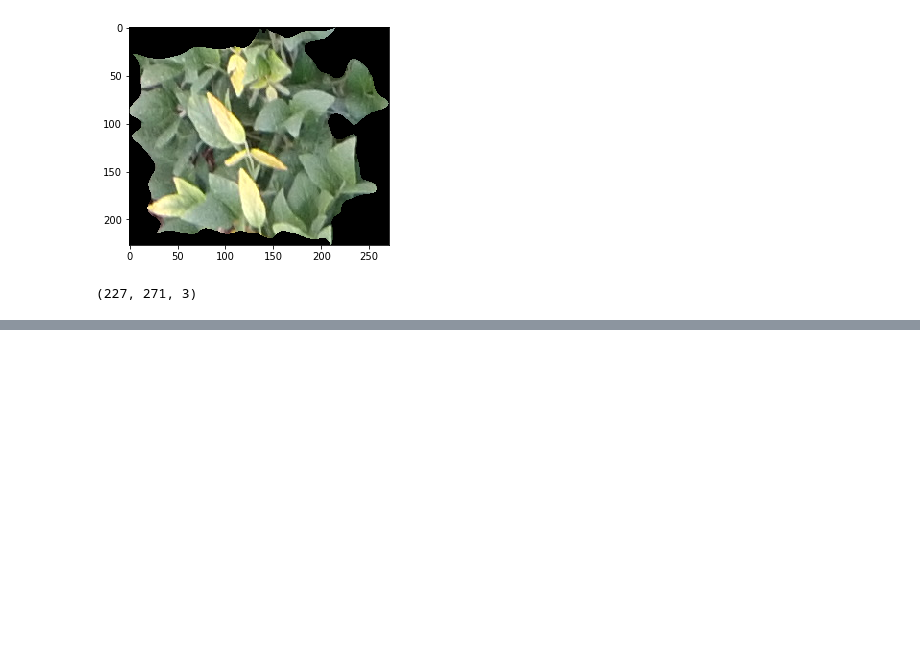
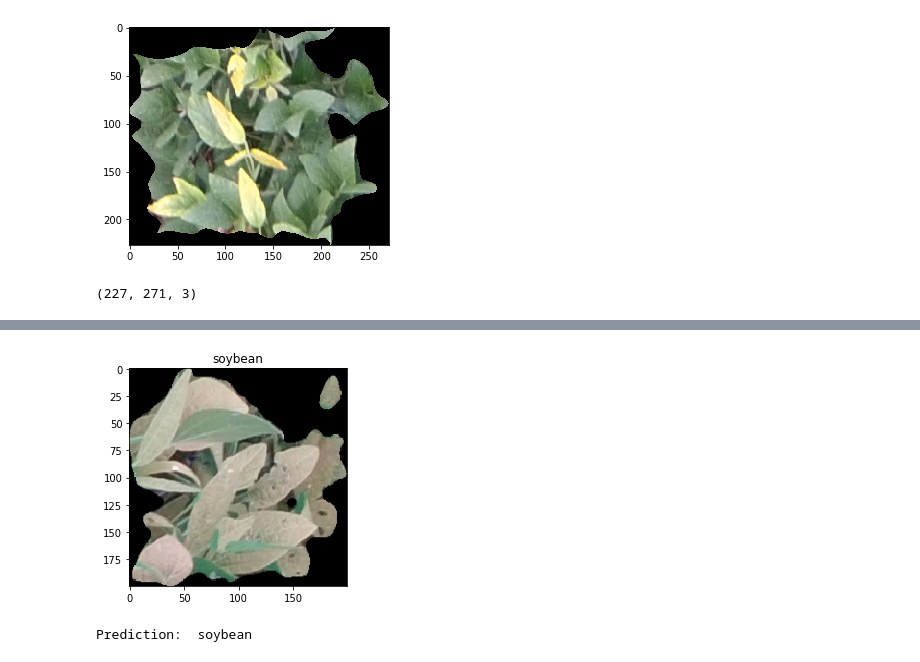
Before and after one commit to objectis/ai-weed-detection, a Jupyter notebook: weed_detection.ipynb, the cells around one changed output, grey strips where cells are left out. Drawn from its saved outputs; the diff is of its cells as text; code cells hidden in the pictures; blank space fills up the shorter version.

```diff
--- a/weed_detection.ipynb
+++ b/weed_detection.ipynb
@@ -133,0 +380,5 @@ show_image(os.path.join(os.path.join(directory,classes[3]),soybean[random.randin
+# %%
+predict_random_image()
+# %% [output]
+[figure, added]
+Prediction:  soybean
```
Also changed, not shown: parts of 13 cells of this notebook.
